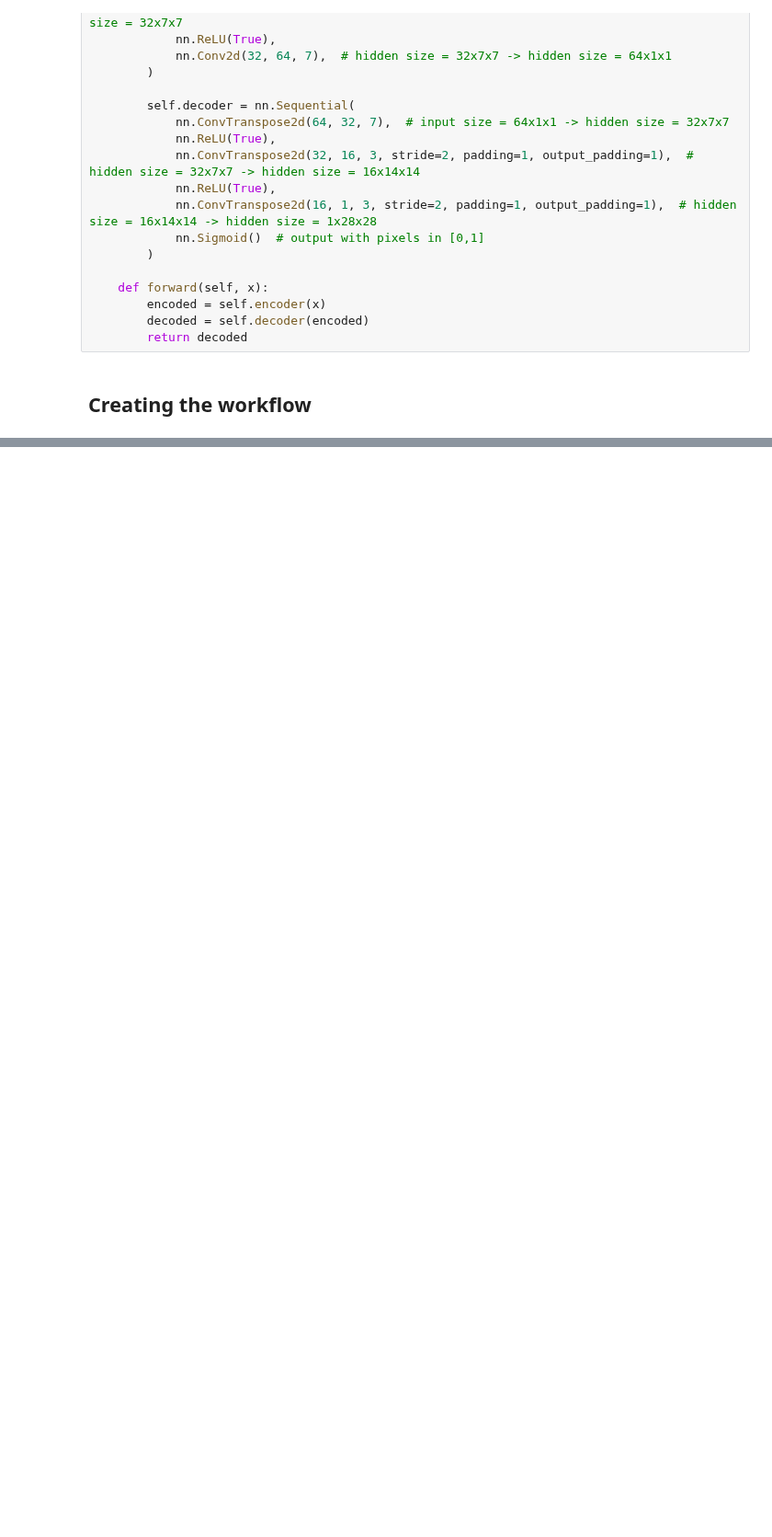
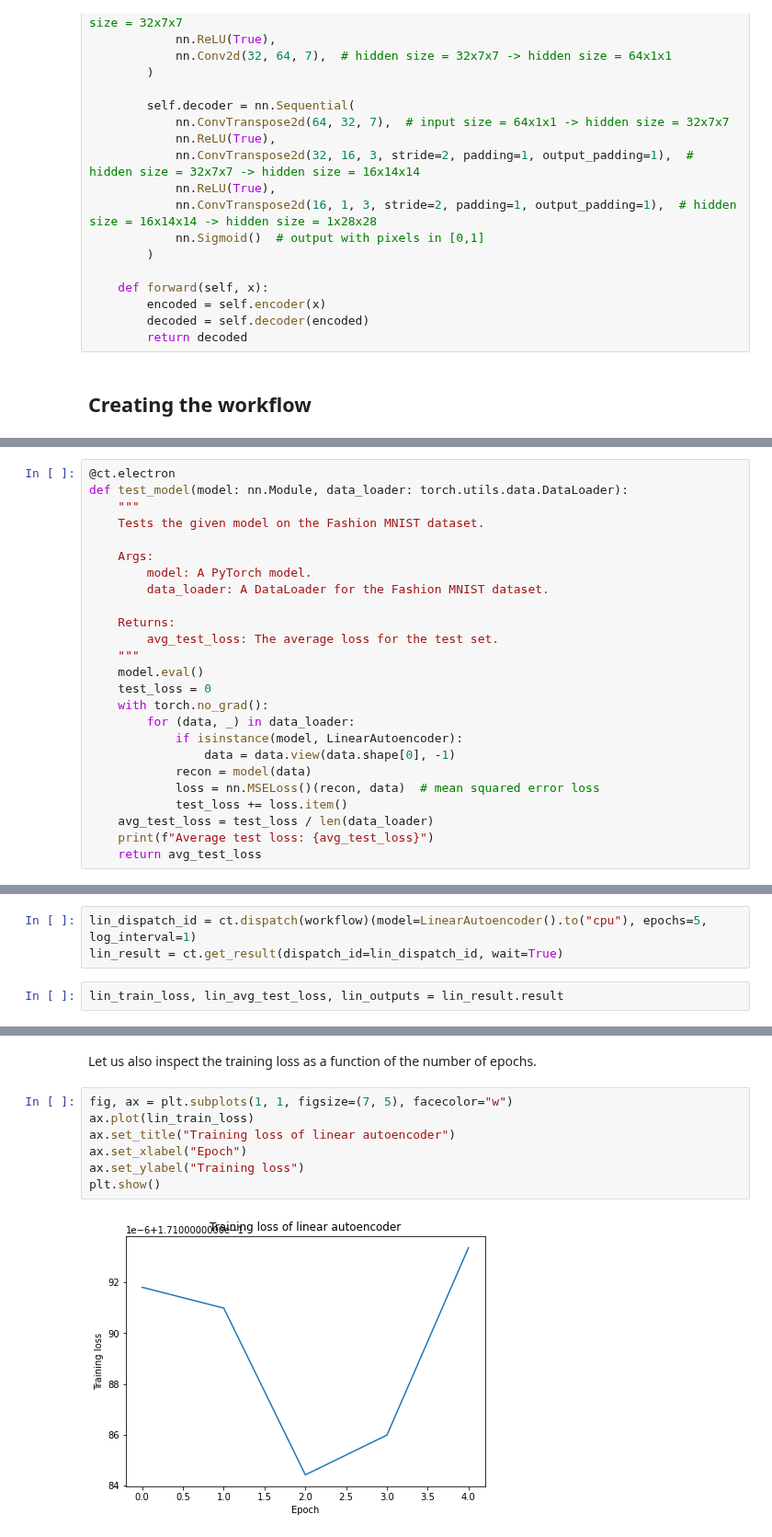
Before and after one commit to AgnostiqHQ/covalent, a Jupyter notebook: doc/source/tutorials/machine_learning/autoencoders.ipynb, the cells around one changed output, grey strips where cells are left out. Shown at 92% size. Drawn from its saved outputs; the diff is of its cells as text; blank space fills up the shorter version.

Commit message:
Update workflow
Issue: Training not working with Covalent and the issue seems to be independent of the type of executor used (local vs Dask)

```diff
--- a/doc/source/tutorials/machine_learning/autoencoders.ipynb
+++ b/doc/source/tutorials/machine_learning/autoencoders.ipynb
@@ -94,0 +187,25 @@ class ConvAutoencoder(nn.Module):
+# %%
+@ct.electron
+def test_model(model: nn.Module, data_loader: torch.utils.data.DataLoader):
+    """
+    Tests the given model on the Fashion MNIST dataset.
+
+    Args:
+        model: A PyTorch model.
+        data_loader: A DataLoader for the Fashion MNIST dataset.
+
+    Returns:
+        avg_test_loss: The average loss for the test set.
+    """
+    model.eval()
+    test_loss = 0
+    with torch.no_grad():
+        for (data, _) in data_loader:
+            if isinstance(model, LinearAutoencoder):
+                data = data.view(data.shape[0], -1)
+            recon = model(data)
+            loss = nn.MSELoss()(recon, data)  # mean squared error loss
+            test_loss += loss.item()
+    avg_test_loss = test_loss / len(data_loader)
+    print(f"Average test loss: {avg_test_loss}")
+    return avg_test_loss
@@ -94,0 +263,5 @@ class ConvAutoencoder(nn.Module):
+# %%
+lin_dispatch_id = ct.dispatch(workflow)(model=LinearAutoencoder().to("cpu"), epochs=5, log_interval=1)
+lin_result = ct.get_result(dispatch_id=lin_dispatch_id, wait=True)
+# %%
+lin_train_loss, lin_avg_test_loss, lin_outputs = lin_result.result
@@ -94,0 +276,11 @@ class ConvAutoencoder(nn.Module):
+# %% [markdown]
+Let us also inspect the training loss as a function of the number of epochs.
+# %%
+fig, ax = plt.subplots(1, 1, figsize=(7, 5), facecolor="w")
+ax.plot(lin_train_loss)
+ax.set_title("Training loss of linear autoencoder")
+ax.set_xlabel("Epoch")
+ax.set_ylabel("Training loss")
+plt.show()
+# %% [output]
+[figure, added]
```
Also changed, not shown: parts of 21 cells of this notebook, 8 other files.
